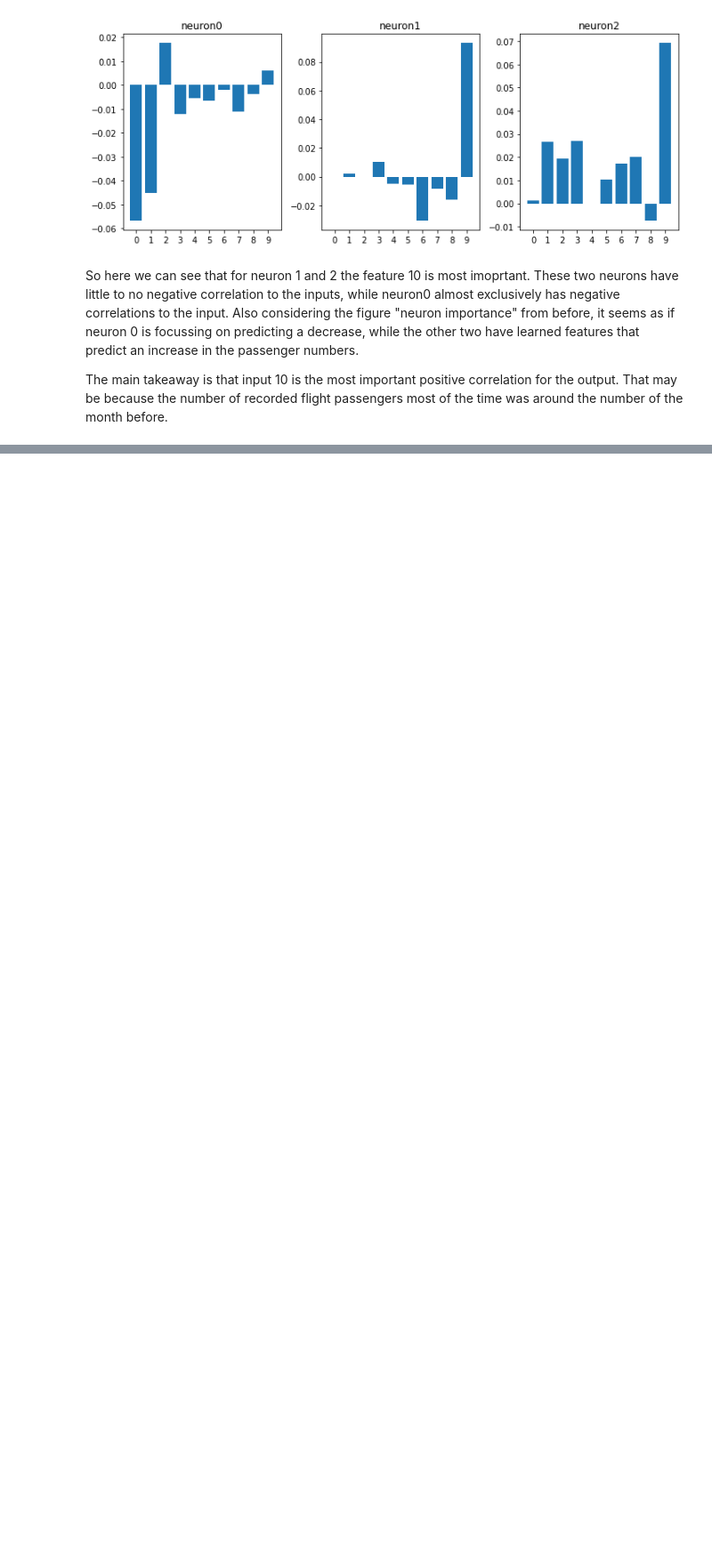
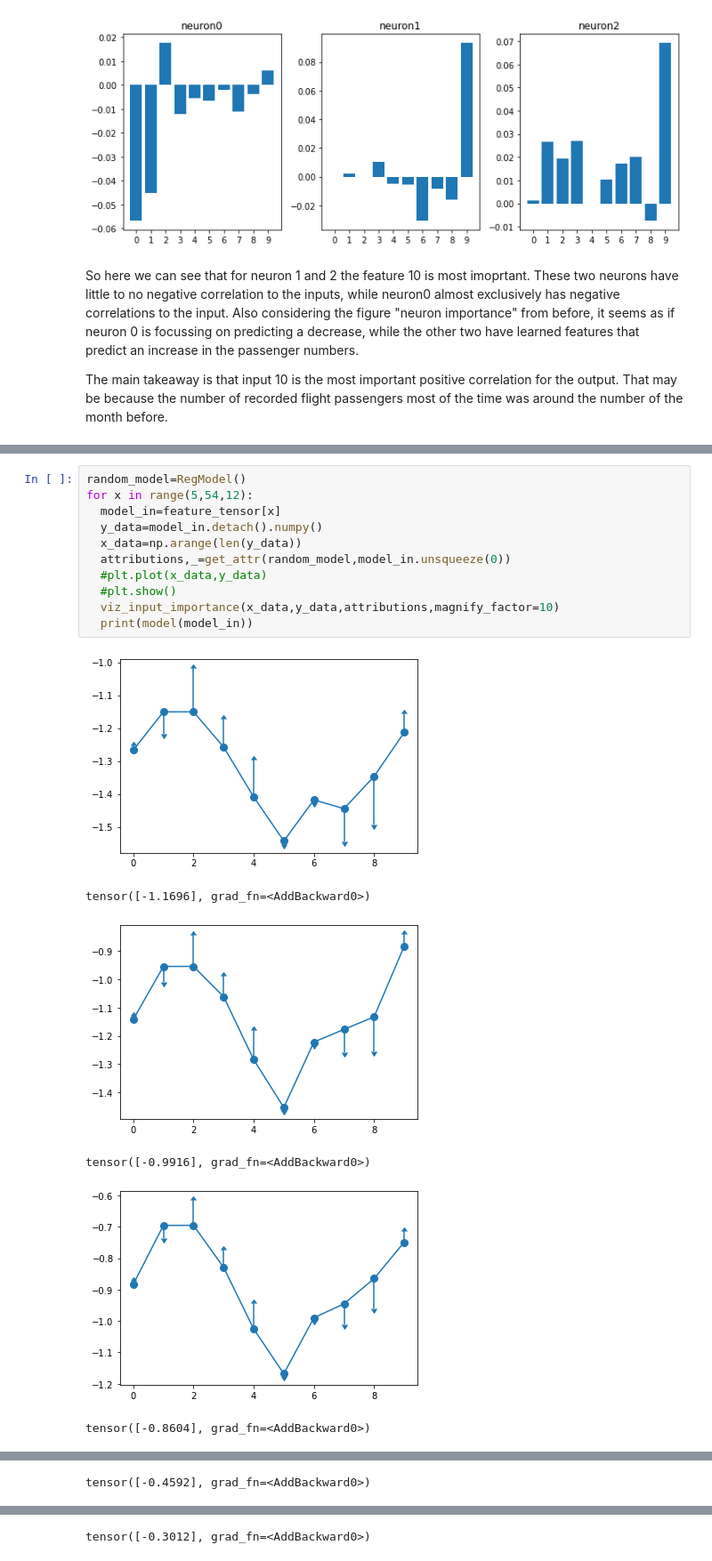
Before and after one commit to le-rosseburg/SanityChecks, a Jupyter notebook: notebooks/captum_on_timeseries.ipynb, the cells around one changed output, grey strips where cells are left out. Shown: that part at 89% size. Drawn from its saved outputs; the diff is of its cells as text; blank space fills up the shorter version.

```diff
--- a/notebooks/captum_on_timeseries.ipynb
+++ b/notebooks/captum_on_timeseries.ipynb
@@ -192,0 +281,18 @@ The main takeaway is that input 10 is the most important positive correlation fo
+# %%
+random_model=RegModel()
+for x in range(5,54,12):
+  model_in=feature_tensor[x]
+  y_data=model_in.detach().numpy()
+  x_data=np.arange(len(y_data))
+  attributions,_=get_attr(random_model,model_in.unsqueeze(0))
+  #plt.plot(x_data,y_data)
+  #plt.show()
+  viz_input_importance(x_data,y_data,attributions,magnify_factor=10)
+  print(model(model_in))
+# %% [output]
+[figure, added]
+tensor([-1.1696], grad_fn=<AddBackward0>)
+[figure, added]
+tensor([-0.9916], grad_fn=<AddBackward0>)
+[figure, added]
+tensor([-0.8604], grad_fn=<AddBackward0>)
@@ -192,0 +300 @@ The main takeaway is that input 10 is the most important positive correlation fo
+tensor([-0.4592], grad_fn=<AddBackward0>)
@@ -192,0 +302 @@ The main takeaway is that input 10 is the most important positive correlation fo
+tensor([-0.3012], grad_fn=<AddBackward0>)
```
Also changed, not shown: parts of 19 cells of this notebook, 5 other files.
